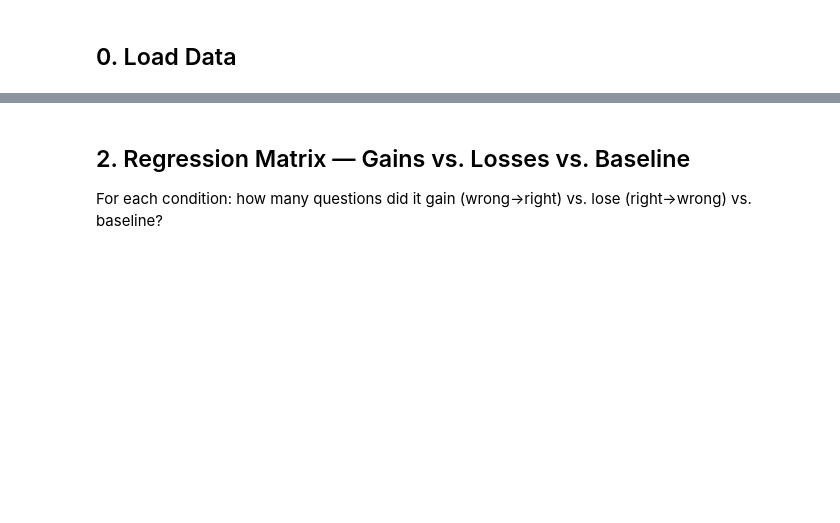
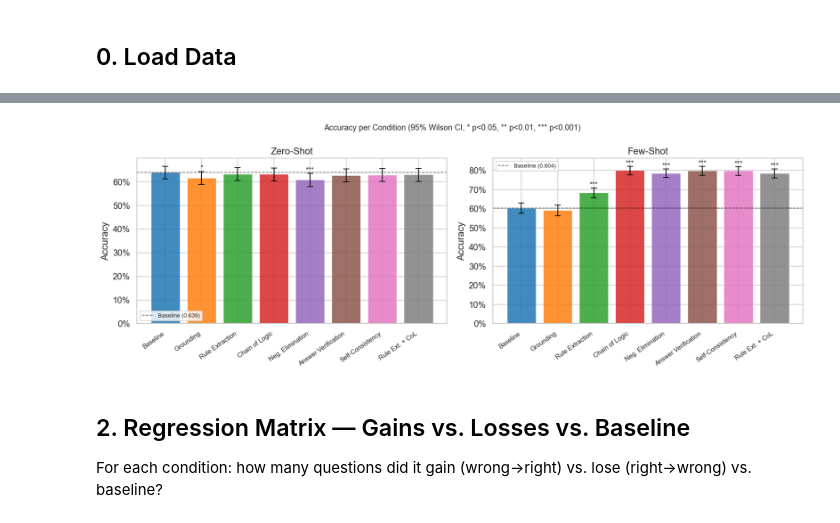
Before and after one commit to luisakaczmarek/reducing_generation_stage_errors_legal_rag_systems, a Jupyter notebook: analysis.ipynb, the cells around one changed output, grey strips where cells are left out. Cells and saved outputs as stored; diff of their text form; code cells hidden in the pictures; blank space fills up the shorter version.

```diff
--- a/analysis.ipynb
+++ b/analysis.ipynb
@@ -166,32 +209,33 @@ display(tbl_fs.style.format({'Accuracy': '{:.3f}', 'CI_lo': '{:.3f}', 'CI_hi': '
 # %%
 # --- Plot: Accuracy per condition with CIs, zero-shot vs few-shot ---
 fig, axes = plt.subplots(1, 2, figsize=(14, 5), sharey=False)
 
 for ax, tbl, title in zip(axes, [tbl_zs, tbl_fs], ['Zero-Shot', 'Few-Shot']):
     x = range(len(tbl))
-    bars = ax.bar(x, tbl['Accuracy'], color=[COLORS[i] for i in tbl['Cond']],
-                  alpha=0.85, edgecolor='white', linewidth=0.5)
+    ax.bar(x, tbl['Accuracy'], color=[COLORS[i] for i in tbl['Cond']],
+           alpha=0.85, edgecolor='white', linewidth=0.5)
     ax.errorbar(x, tbl['Accuracy'],
                 yerr=[tbl['Accuracy'] - tbl['CI_lo'], tbl['CI_hi'] - tbl['Accuracy']],
                 fmt='none', color='black', capsize=4, linewidth=1.2)
-    # Baseline reference line
     baseline_acc = tbl.loc[tbl['Cond'] == 0, 'Accuracy'].values[0]
-    ax.axhline(baseline_acc, color='black', linestyle='--', linewidth=1, alpha=0.6, label=f'Baseline ({baseline_acc:.3f})')
+    ax.axhline(baseline_acc, color='black', linestyle='--', linewidth=1, alpha=0.6,
+               label=f'Baseline ({baseline_acc:.3f})')
     ax.set_xticks(x)
     ax.set_xticklabels(tbl['Name'], rotation=35, ha='right', fontsize=9)
     ax.set_ylabel('Accuracy')
     ax.set_title(title)
     ax.yaxis.set_major_formatter(mtick.PercentFormatter(xmax=1))
     ax.legend(fontsize=8)
-    # Significance markers
     for xi, (_, row) in zip(x, tbl.iterrows()):
-        if row['Sig']:
-            ax.text(xi, row['CI_hi'] + 0.005, row['Sig'], ha='center', fontsize=10)
+        if row['Sig*']:
+            ax.text(xi, row['CI_hi'] + 0.005, row['Sig*'], ha='center', fontsize=10)
 
-plt.suptitle('Accuracy per Condition (95% Wilson CI, * p<0.05, *** Bonferroni-corrected)', fontsize=11)
+plt.suptitle('Accuracy per Condition (95% Wilson CI, * p<0.05, ** p<0.01, *** p<0.001)', fontsize=11)
 plt.tight_layout()
-plt.savefig('results/analysis/accuracy_per_condition.png', bbox_inches='tight')
+plt.savefig(os.path.join(FIG_DIR, 'accuracy_per_condition.png'), bbox_inches='tight')
 plt.show()
+# %% [output]
+[figure, added]
 # %% [markdown]
 ## 2. Regression Matrix — Gains vs. Losses vs. Baseline
 
```
Also changed, not shown: parts of 33 cells of this notebook, 3 other files.
